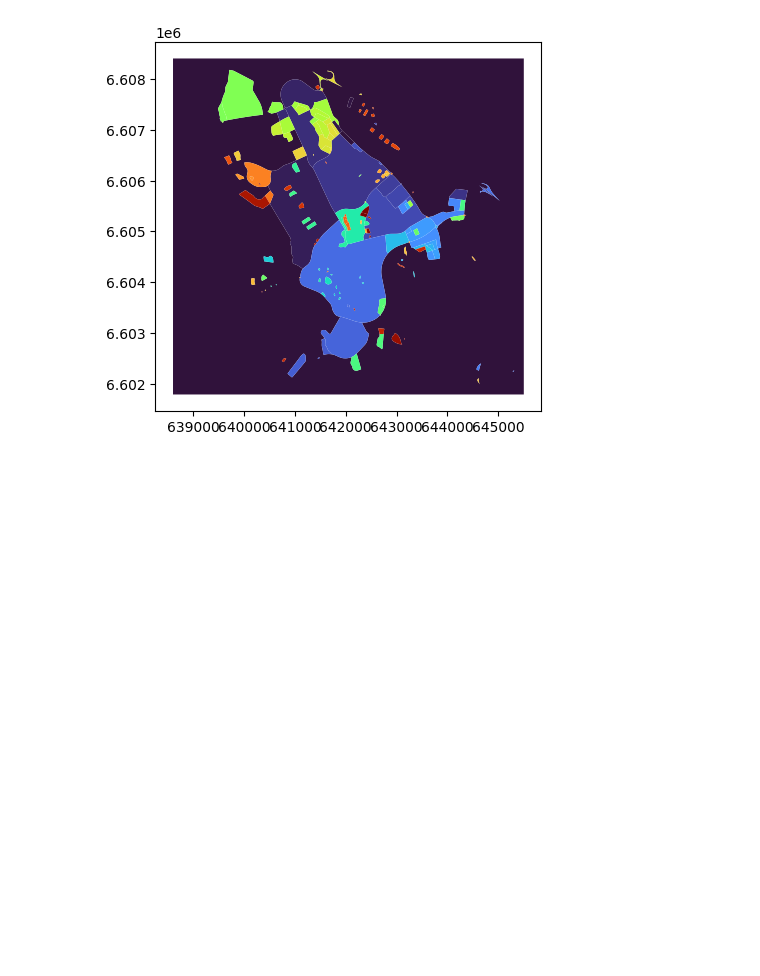
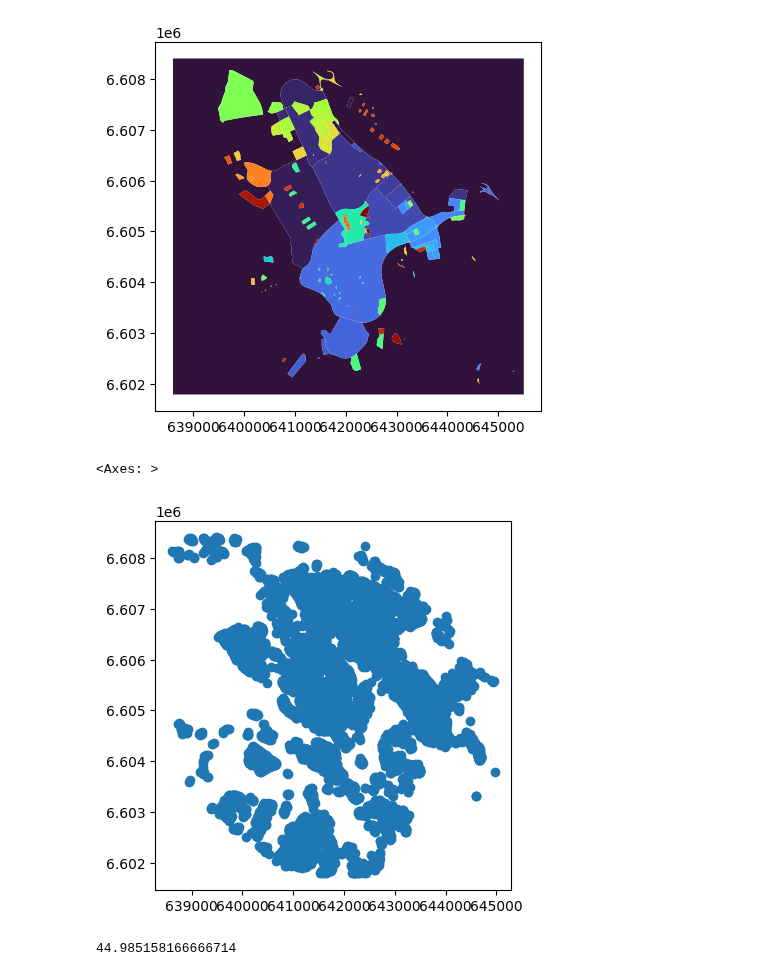
Before and after one commit to Smoltbob/ComputerVision, a Jupyter notebook: Cartography/ContextualBuildingTypification/ContextualBuildingTypification.ipynb, the cells around one changed output. Drawn from its saved outputs; the diff is of its cells as text; code cells hidden in the pictures; blank space fills up the shorter version.

```diff
--- a/Cartography/ContextualBuildingTypification/ContextualBuildingTypification.ipynb
+++ b/Cartography/ContextualBuildingTypification/ContextualBuildingTypification.ipynb
@@ -103,3 +103,10 @@ final_groups_exploded.plot(column = "level_1", cmap = "turbo")
 # For each group, link the buildings with their closest neighbor
 # Then link the groups together
 # It is unclear to me as to what the initial groups are used for
+# %%
+# To simplify things, we represent the buildings by their centroid when computing the MST.
+buildings = gp.read_file("Inputs/buildings.gpkg")
+buildings.centroid.plot()
+# %% [output]
+<Axes: >
+[figure, added]
@@ -105,0 +122,4 @@ final_groups_exploded.plot(column = "level_1", cmap = "turbo")
+# %%
+minimum_spanning_edges(g)
+# %% [output]
+44.985158166666714
```
Also changed, not shown: parts of 1 cell of this notebook, 3 other files.
